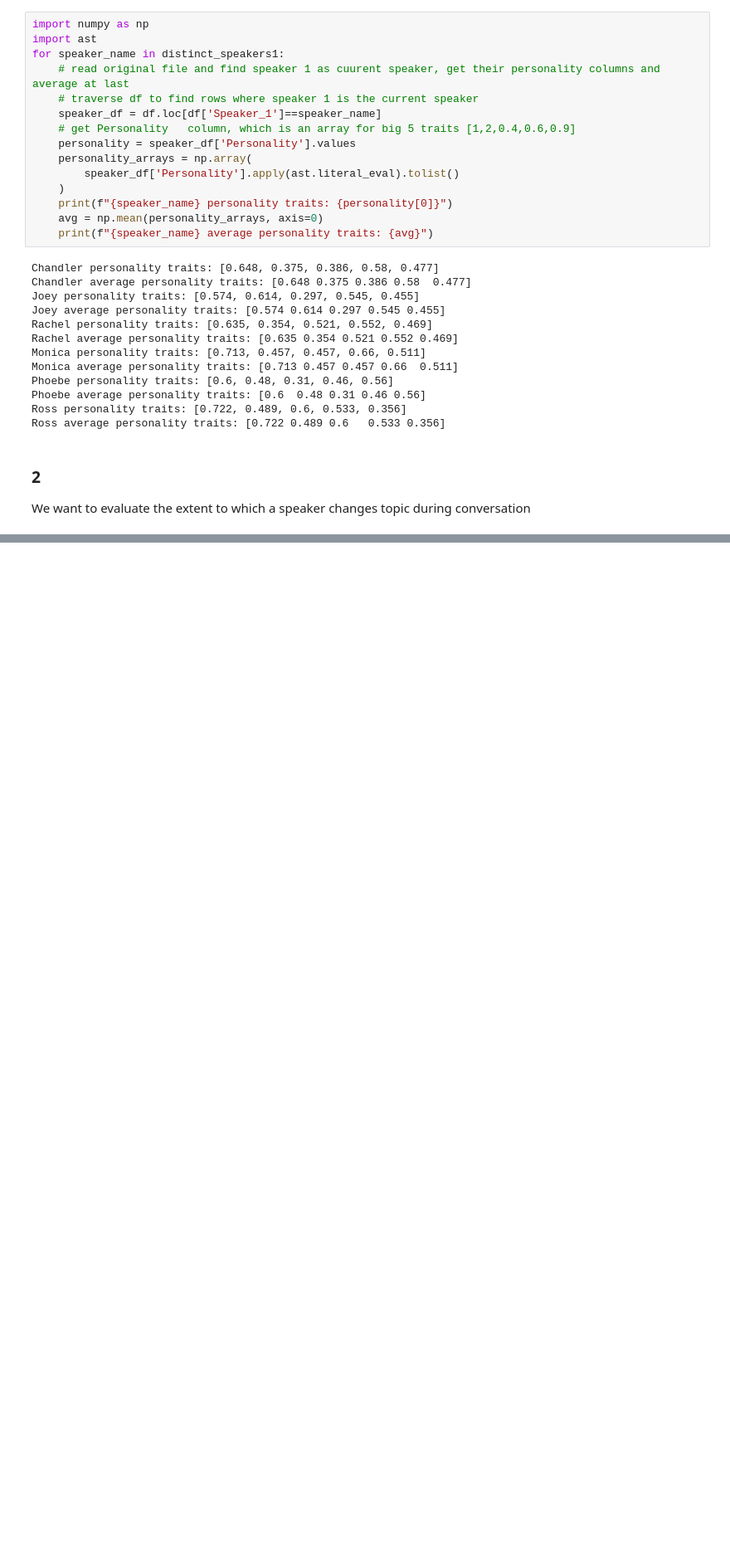
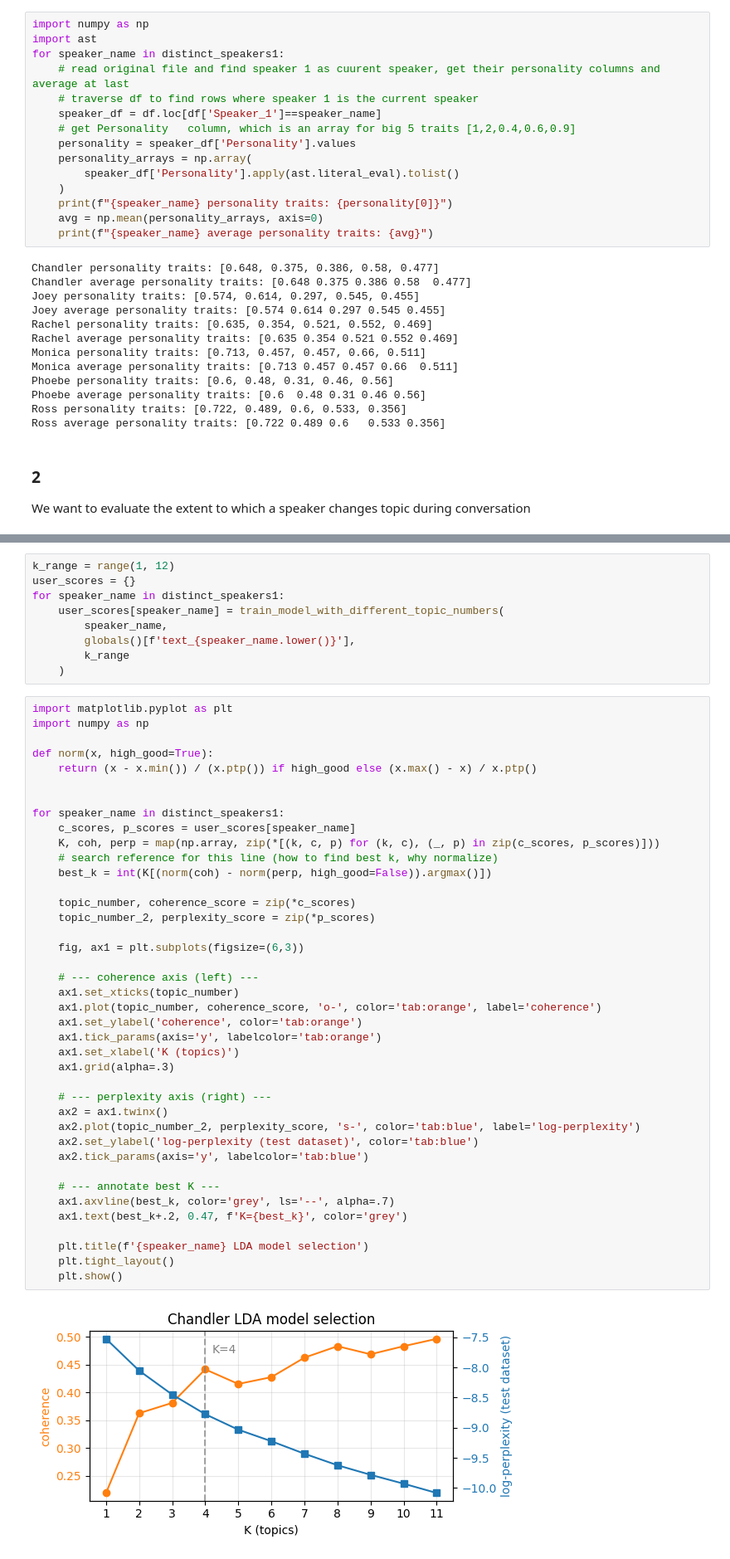
Before and after one commit to Xiru1024/NLP_Personality-Analysis, a Jupyter notebook: main.ipynb, the cells around one changed output, grey strips where cells are left out. Shown at 83% size. Drawn from its saved outputs; the diff is of its cells as text; blank space fills up the shorter version.

```diff
--- a/main.ipynb
+++ b/main.ipynb
@@ -245,0 +353,51 @@ We want to evaluate the extent to which a speaker changes topic during conversat
+# %%
+k_range = range(1, 12)
+user_scores = {}
+for speaker_name in distinct_speakers1:
+    user_scores[speaker_name] = train_model_with_different_topic_numbers(
+        speaker_name,
+        globals()[f'text_{speaker_name.lower()}'],
+        k_range
+    )
+# %%
+import matplotlib.pyplot as plt
+import numpy as np
+
+def norm(x, high_good=True):
+    return (x - x.min()) / (x.ptp()) if high_good else (x.max() - x) / x.ptp()
+
+
+for speaker_name in distinct_speakers1:
+    c_scores, p_scores = user_scores[speaker_name]
+    K, coh, perp = map(np.array, zip(*[(k, c, p) for (k, c), (_, p) in zip(c_scores, p_scores)]))
+    # search reference for this line (how to find best k, why normalize)
+    best_k = int(K[(norm(coh) - norm(perp, high_good=False)).argmax()])
+
+    topic_number, coherence_score = zip(*c_scores)
+    topic_number_2, perplexity_score = zip(*p_scores)
+
+    fig, ax1 = plt.subplots(figsize=(6,3))
+
+    # --- coherence axis (left) ---
+    ax1.set_xticks(topic_number)
+    ax1.plot(topic_number, coherence_score, 'o-', color='tab:orange', label='coherence')
+    ax1.set_ylabel('coherence', color='tab:orange')
+    ax1.tick_params(axis='y', labelcolor='tab:orange')
+    ax1.set_xlabel('K (topics)')
+    ax1.grid(alpha=.3)
+
+    # --- perplexity axis (right) ---
+    ax2 = ax1.twinx()
+    ax2.plot(topic_number_2, perplexity_score, 's-', color='tab:blue', label='log-perplexity')
+    ax2.set_ylabel('log-perplexity (test dataset)', color='tab:blue')
+    ax2.tick_params(axis='y', labelcolor='tab:blue')
+
+    # --- annotate best K ---
+    ax1.axvline(best_k, color='grey', ls='--', alpha=.7)
+    ax1.text(best_k+.2, 0.47, f'K={best_k}', color='grey')
+
+    plt.title(f'{speaker_name} LDA model selection')
+    plt.tight_layout()
+    plt.show()
+# %% [output]
+[figure, added]
```
Also changed, not shown: parts of 9 cells of this notebook.
